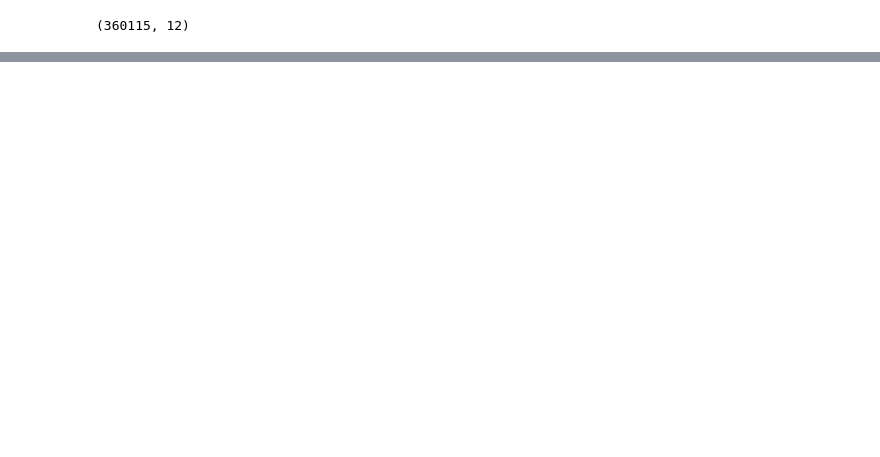
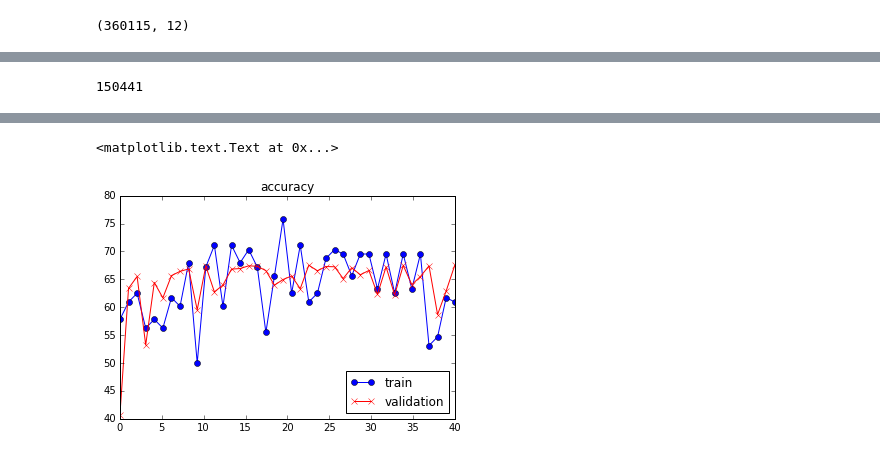
Before and after one commit to zangsir/deepLearningCode, a Jupyter notebook: deepXrenner.ipynb, the cells around one changed output, grey strips where cells are left out. Cells and saved outputs as stored; diff of their text form; code cells hidden in the pictures; blank space fills up the shorter version.

```diff
--- a/deepXrenner.ipynb
+++ b/deepXrenner.ipynb
@@ -307,0 +645,4 @@ valid_dataset, valid_labels = randomize(valid_dataset, valid_labels)
+# %%
+int(len(undersampled_data)*0.9)
+# %% [output]
+150441
@@ -308,8 +655,28 @@ valid_dataset, valid_labels = randomize(valid_dataset, valid_labels)
+# %%
+dataset_shf_und,labels_shf_und = randomize(undersampled_data, undersampled_labels)
+
+train_size=int(len(undersampled_data)*0.9)
+val_size=int(len(undersampled_data)*0.05)
+test_isze=int(len(undersampled_data)*0.05)
+
+#get sizes of division
+train_dataset=dataset_shf_und[:int(train_size),:]
+valid_dataset=dataset_shf_und[int(train_size):int(train_size+val_size),:]
+test_dataset=dataset_shf_und[int(train_size+val_size):,:]
+train_labels=labels_shf_und[:int(train_size)]
+valid_labels=labels_shf_und[int(train_size):int(train_size+val_size)]
+test_labels=labels_shf_und[int(train_size+val_size):]
+
+#divide the dataset
+train_dataset, train_labels = randomize(train_dataset, train_labels)
+test_dataset, test_labels = randomize(test_dataset, test_labels)
+valid_dataset, valid_labels = randomize(valid_dataset, valid_labels)
 # %%
 #set of a tf graph
+
 num_nodes= 1024
 batch_size = 128
-input_size=X.shape[1]
+input_size=X.shape[1]#dimension of each input vector
 num_labels=2
 
 graph = tf.Graph()
@@ -338,7 +705,7 @@ with graph.as_default():
       tf.nn.softmax_cross_entropy_with_logits(logits, tf_train_labels))
 
     # Optimizer.
-    optimizer = tf.train.GradientDescentOptimizer(0.5).minimize(loss)
+    optimizer = tf.train.GradientDescentOptimizer(0.1).minimize(loss)
 
     # Predictions for the training, validation, and test data.
     train_prediction = tf.nn.softmax(logits)
@@ -346,3 +713,53 @@ with graph.as_default():
      tf.matmul(tf.nn.relu(tf.matmul(tf_valid_dataset, weights_1) + biases_1), weights_2) + biases_2)
     test_prediction =  tf.nn.softmax(
      tf.matmul(tf.nn.relu(tf.matmul(tf_test_dataset, weights_1) + biases_1), weights_2) + biases_2)
+
+
+num_steps = 40000
+train_acc=[]
+valid_acc=[]
+train_F1=[]
+valid_F1=[]
+loss_log=[]
+
+
+with tf.Session(graph=graph) as session:
+    tf.initialize_all_variables().run()
+    print("Initialized")
+    for step in range(num_steps):
+        # Pick an offset within the training data, which has been randomized.
+        # Note: we could use better randomization across epochs.
+        offset = (step * batch_size) % (train_labels.shape[0] - batch_size)
+        # Generate a minibatch.
+        batch_data = train_dataset[offset:(offset + batch_size), :]
+        batch_labels = train_labels[offset:(offset + batch_size), :]
+        # Prepare a dictionary telling the session where to feed the minibatch.
+        # The key of the dictionary is the placeholder node of the graph to be fed,
+        # and the value is the numpy array to feed to it.
+        feed_dict = {tf_train_dataset : batch_data, tf_train_labels : batch_labels}
+        _, l, predictions = session.run(
+          [optimizer, loss, train_prediction], feed_dict=feed_dict)
+        if (step % 1000 == 0):
+            print("Minibatch loss at step %d: %f" % (step, l))
+            print("Minibatch accuracy: %.1f%%" % accuracy(predictions, batch_labels))
+            print("Validation accuracy: %.1f%%" % accuracy(
+            valid_prediction.eval(), valid_labels))
+
+            print("Minibatch prec,recall,F1: %.3f %.3f %.3f"  % precision_recall(predictions, batch_labels))
+            print("validation prec,recall,F1: %.3f %.3f %.3f" % precision_recall(
+            valid_prediction.eval(), valid_labels))
+
+
+            loss_log.append(l)
+            train_acc.append(accuracy(predictions, batch_labels))
+            valid_acc.append(accuracy(
+            valid_prediction.eval(), valid_labels))
+            train_F1.append(precision_recall(predictions, batch_labels))
+            valid_F1.append(precision_recall(
+            valid_prediction.eval(), valid_labels))
+            print("===================")
+    print("Test accuracy: %.1f%%" % accuracy(test_prediction.eval(), test_labels))
+    print("Test accuracy: %.3f %.3f %.3f" % precision_recall(test_prediction.eval(), test_labels))
+plot_tf(train_acc,valid_acc)
+plt.title('accuracy')
+# %% [output]
@@ -348,0 +783,2 @@ with graph.as_default():
+<matplotlib.text.Text at 0x...>
+[figure, added]
```
Also changed, not shown: parts of 33 cells of this notebook.
